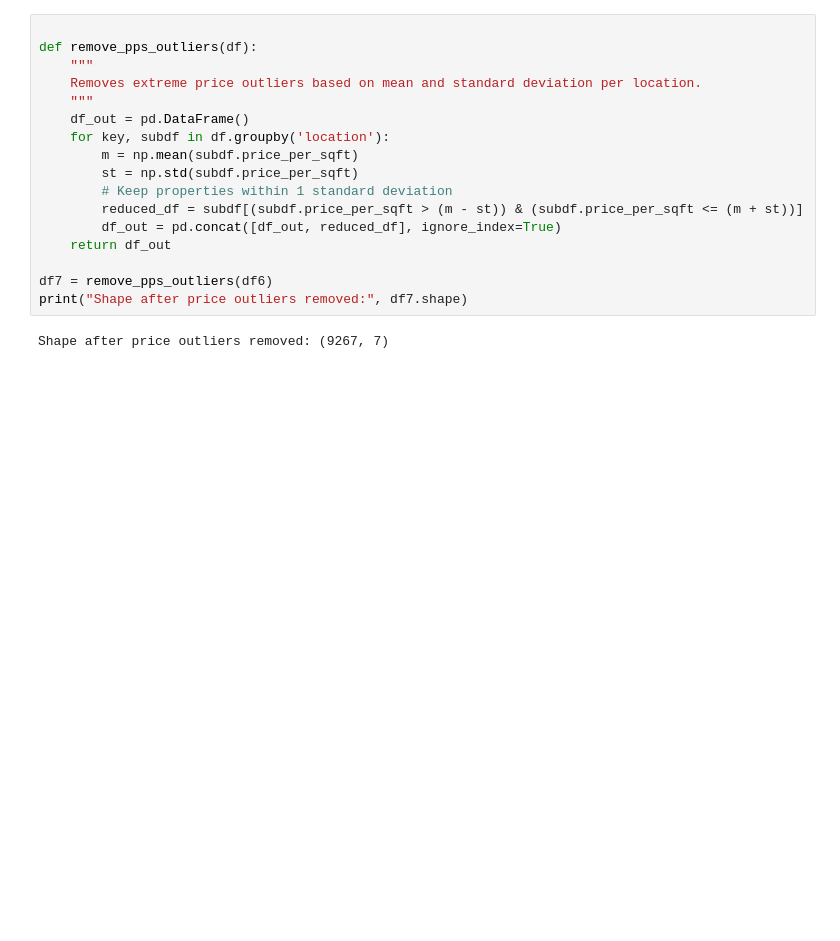
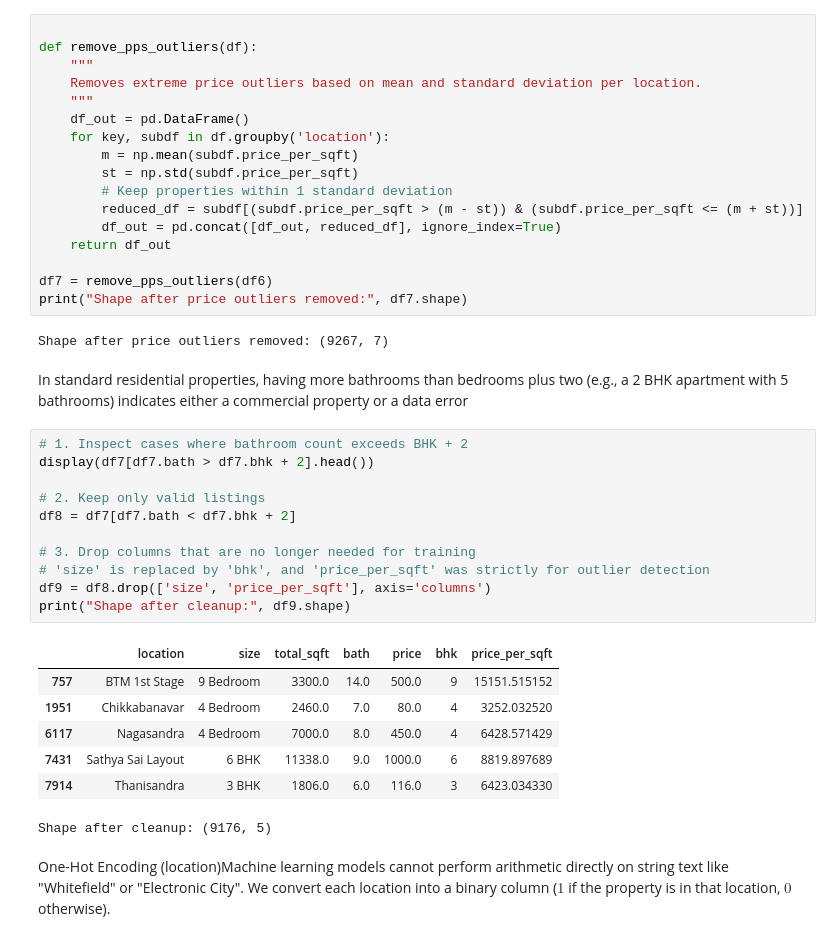
Before and after one commit to Hemanthm5678/bengaluru-housing-eda, a Jupyter notebook: notebooks/01_data_cleaning.ipynb, the cells around one changed output. Drawn from its saved outputs; the diff is of its cells as text; blank space fills up the shorter version.

Commit message:
complete day 4 bathroom outlier handling and dummy encoding

```diff
--- a/notebooks/01_data_cleaning.ipynb
+++ b/notebooks/01_data_cleaning.ipynb
@@ -221,3 +221,26 @@ df7 = remove_pps_outliers(df6)
 print("Shape after price outliers removed:", df7.shape)
 # %% [output]
 Shape after price outliers removed: (9267, 7)
+# %% [markdown]
+In standard residential properties, having more bathrooms than bedrooms plus two (e.g., a 2 BHK apartment with 5 bathrooms) indicates either a commercial property or a data error
+# %%
+# 1. Inspect cases where bathroom count exceeds BHK + 2
+display(df7[df7.bath > df7.bhk + 2].head())
+
+# 2. Keep only valid listings
+df8 = df7[df7.bath < df7.bhk + 2]
+
+# 3. Drop columns that are no longer needed for training
+# 'size' is replaced by 'bhk', and 'price_per_sqft' was strictly for outlier detection
+df9 = df8.drop(['size', 'price_per_sqft'], axis='columns')
+print("Shape after cleanup:", df9.shape)
+# %% [output]
+|  | location | size | total_sqft | bath | price | bhk | price_per_sqft |
+| 757 | BTM 1st Stage | 9 Bedroom | 3300.0 | 14.0 | 500.0 | 9 | 15151.515152 |
+| 1951 | Chikkabanavar | 4 Bedroom | 2460.0 | 7.0 | 80.0 | 4 | 3252.032520 |
+| 6117 | Nagasandra | 4 Bedroom | 7000.0 | 8.0 | 450.0 | 4 | 6428.571429 |
+| 7431 | Sathya Sai Layout | 6 BHK | 11338.0 | 9.0 | 1000.0 | 6 | 8819.897689 |
+| 7914 | Thanisandra | 3 BHK | 1806.0 | 6.0 | 116.0 | 3 | 6423.034330 |
+Shape after cleanup: (9176, 5)
+# %% [markdown]
+One-Hot Encoding (location)Machine learning models cannot perform arithmetic directly on string text like "Whitefield" or "Electronic City". We convert each location into a binary column ($1$ if the property is in that location, $0$ otherwise).
```
Also changed, not shown: parts of 1 cell of this notebook.
